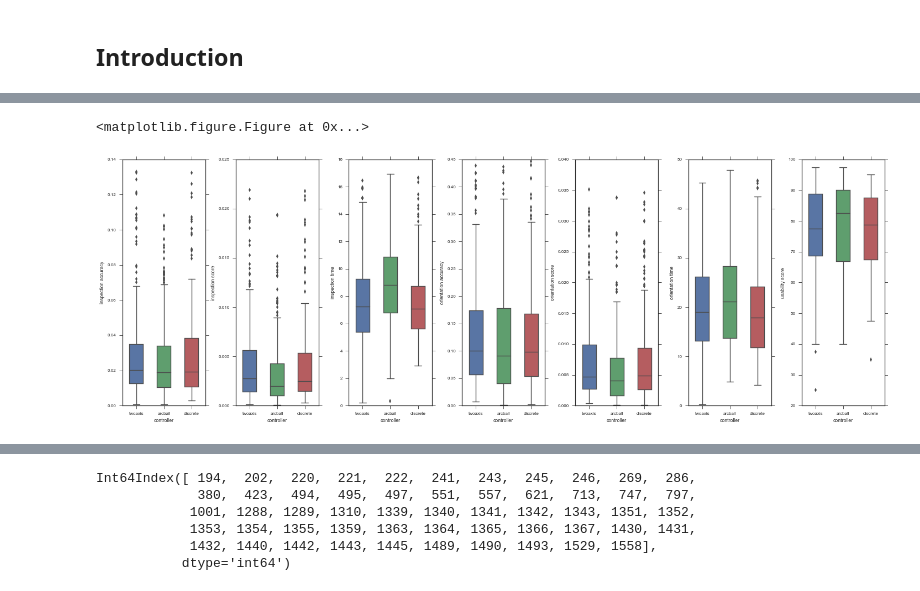
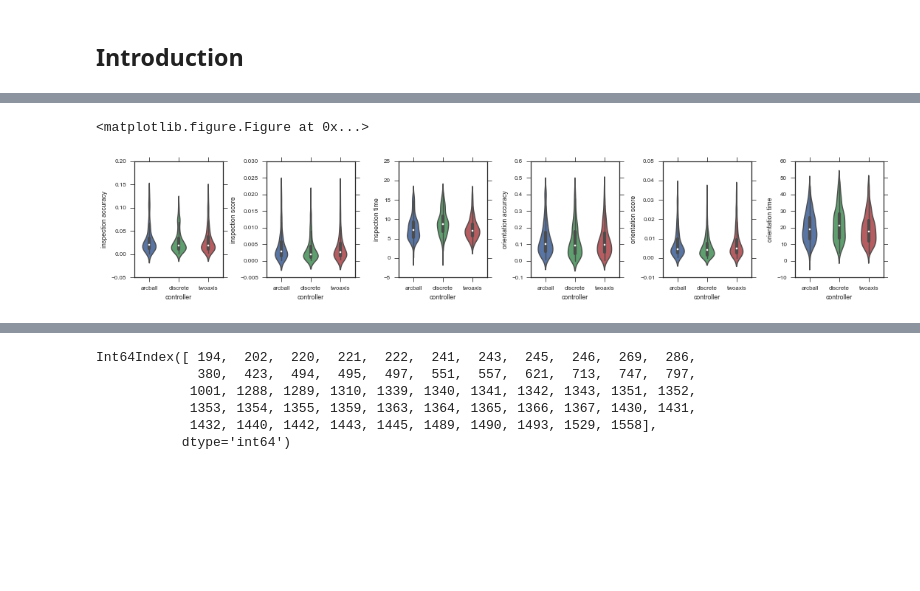
Before and after one commit to 3DUI/rotation-data-analysis, a Jupyter notebook: honours_data_analysis.ipynb, the cells around one changed output, grey strips where cells are left out. Saved outputs shown, nothing was run; the diff lists cells and outputs as text; code cells hidden in the pictures; blank space fills up the shorter version.

```diff
--- a/honours_data_analysis.ipynb
+++ b/honours_data_analysis.ipynb
@@ -233,8 +233,12 @@ PRETTY_NAMES = {
 
 DIRECTORY = "/Users/stevenrybicki/rotation-data-analysis/data/study"
 FACTOR_FILE = "/Users/stevenrybicki/rotation-data-analysis/data/study/.info.csv"
+def FORMAT_FLOAT(x, prec=4):
+    return ("{0:." + str(prec) + "f}").format(x)
+
 LATEX_OPTIONS = {
-    "float_format": lambda x: "{0:.2f}".format(x)
+    "float_format": FORMAT_FLOAT,
+    "escape": False,
 }
 # %%
 Event = namedtuple('Event', ["meta", "data"])
@@ -700,6 +684,7 @@ sus_df
 full_tasks_df = task_df.join(people_df, on="person_num")
 sns.despine()
 sns.set_context("paper")
+col_name = lambda n, m: "{0} {1}".format(n, m)
 
 def report_graphs(groups, usability_score = False, outlier_thresh = 0.95):
     """
@@ -708,7 +693,6 @@ def report_graphs(groups, usability_score = False, outlier_thresh = 0.95):
     - groups: output of a pandas group_on statement on a task_df compatible object
     - usability_score: do we include usability data with this?
     """
-    col_name = lambda n, m: "{0} {1}".format(n, m)
     num_cols = sum(map(lambda x: 1, groups)) * 3
     if usability_score:
         num_cols += 1
@@ -730,7 +714,7 @@ def report_graphs(groups, usability_score = False, outlier_thresh = 0.95):
         plt.tight_layout()
 
     box_fn = lambda name, measure, filtered_group, axes, i: \
-        sns.boxplot(x="controller",
+        sns.violinplot(x="controller",
                     y=col_name(name, measure),
                     data=filtered_group,
                     width=0.5,
@@ -751,13 +735,13 @@ def report_graphs(groups, usability_score = False, outlier_thresh = 0.95):
                          kde=False,
                          ax=axes[j][i],
                          vertical=True,
-                         hist_kws={"label": [controller], "histtype": "step", "linewidth": 3,
-                                   "alpha": 1, "color": [colours[controller]]})
+                         color=colours[controller],
+            )
             j += 1
 
 
-    plot_graphs(box_fn, sharex=True)
-    plot_graphs(dist_fn, rows=3, sharex=True)
+    plot_graphs(box_fn, figsize=(15,3), sharex=True)
+    plot_graphs(dist_fn, figsize=(15, 5), rows=3, sharex=True)
 
 def wil_table(name, measure, values, controllers):
             wilcoxon_table = []
@@ -766,35 +750,60 @@ def wil_table(name, measure, values, controllers):
                 con_row = controllers[i]
                 for j in range(i + 1, len(controllers)):
                     con_col = controllers[j]
-                    T, p = stats.wilcoxon(x=values[i].values, y=values[j].values)
+                    Z, p = stats.wilcoxon(x=values[i].values, y=values[j].values)
+                    if p < (0.05/3): # critical value after Bonferroni correction
+                        Z = FORMAT_FLOAT(Z, prec=1)
+                        p = FORMAT_FLOAT(p)
+                        Z,p = tuple("\\textbf{{{0}}}".format(v) for v in [Z, p])
+                    else:
+                        Z = FORMAT_FLOAT(Z, prec=1)
+                        p = FORMAT_FLOAT(p)
+
                     wilcoxon_table.append({
                         "name": name,
                         "measure": measure,
-                        "controllers": con_row + "," + con_col,
-                        "median diff": values[i].median() - values[j].median(),
-                        "wc_p": p,
-                        "wc_t": T})
-                        #"sig": p < (0.05/3)})
+                        "controllers": con_row + ", " + con_col,
+                        #"d": values[i].median() - values[j].median(),
+                        "Z": Z,
+                        "p": p,
+                    })
             return wilcoxon_table
 
 def build_result(values, controllers):
             medians = [v.median() for v in values]
             means = [v.mean() for v in values]
-            f_chi, p = stats.friedmanchisquare(*values)
+            f_chi, p_val = stats.friedmanchisquare(*values)
             result = {
-                "f_p_val": p,
-                "f_chi": f_chi,
-                #"sig": p < 0.05
+                "Friedman Test Result": "$\chi^2({0}) = {1}$,\\newline $p = {2} {3}$".format(
+                    len(values) - 1, # chi^2(Degrees of freedom) =
+                    FORMAT_FLOAT(f_chi), #chi^2,
+                    FORMAT_FLOAT(p_val), # p = p_val
+                    "< 0.05" if p_val < 0.05 else "> 0.05",
+                )
             }
             for controller, median, mean in zip(controllers, medians, means):
-                #result["{0}_mean".format(controller)] = mean
-                result["{0}_median".format(controller)] = median
+                #result["{0} mean".format(controller)] = mean
+                result["{0} median".format(controller)] = median
 
             for c_name, central_tendency in [("mean", means), ("median", medians)]:
                 order_data = [x[1] for x in sorted(zip(central_tendency, controllers))]
                 #result["{0}_order".format(c_name)] = order_data
 
-            return result
+            return (result, p_val < 0.05)
+
+def add_entry(group, name, measure, measure_val_name, results, indices, wilcoxon_table):
+            controllers = []
+            values = []
+            for controller, controller_group in group.groupby(["controller"]):
+                values.append(controller_group[measure_val_name])
+                controllers.append(controller)
+            result, sig = build_result(values, controllers)
+            results.append(result)
+            c_name = col_name(name, measure)
+            if sig:
+                c_name = "\\textbf{{{0}}}".format(c_name)
+            indices.append(c_name)
+            wilcoxon_table += wil_table(name, measure, values, controllers)
 
 def report(groups, print_tables=False, usability_score = False):
     """
@@ -806,30 +815,14 @@ def report(groups, print_tables=False, usability_score = False):
     results = []
     wilcoxon_table = []
     indices = []
-    col_name = lambda n, m: "{0}_{1}".format(n, m)
     # Do task tables
     for name, g in groups:
         for measure, group in g.groupby("measure_name"):
-            controllers = []
-            values = []
-            for controller, controller_group in group.groupby(["controller"]):
-                values.append(controller_group["measure_val"])
-                controllers.append(controller)
-            results.append(build_result(values, controllers))
-            indices.append(col_name(name, measure))
-            wilcoxon_table += wil_table(name, measure, values, controllers)
+            add_entry(group, name, measure, "measure_val", results, indices, wilcoxon_table)
 
     # Do sus tables
     if usability_score:
-        controllers = []
-        values = []
-        for controller, controller_group in sus_df.groupby("controller"):
-            values.append(controller_group.score)
-            controllers.append(controller)
-
-        results.append(build_result(values, controllers))
-        indices.append("usability score")
-        wilcoxon_table += wil_table("usability", "score", values, controllers)
+        add_entry(sus_df, "usability", "score", "score", results, indices, wilcoxon_table)
 
     results_df = pd.DataFrame(results, indices).T
     wilcoxon_df = pd.DataFrame(wilcoxon_table)
@@ -851,8 +844,8 @@ def report(groups, print_tables=False, usability_score = False):
     return(results_df, wilcoxon_df)
 
 # Overall, what is the p value for the different measures?
-report(full_tasks_df.groupby(["type"]), True, True)
-report_graphs(full_tasks_df.groupby(["type"]), True)
+#report(full_tasks_df.groupby(["type"]), print_tables=False, usability_score = False)
+report_graphs(full_tasks_df.groupby(["type"]), usability_score = False)
 
 # Per question, what is the p value for the Friedman test across controllers?
 #report(full_tasks_df.groupby(["group","index"]))
@@ -883,6 +876,6 @@ twoaxis\_median  &                 0.02 &              0.00 &             7.23 &
   yscale: [u'linear' | u'log' | u'symlog']
   yticklabels: sequence of strings
   yticks: sequence of floats
   zorder: any number
 <matplotlib.figure.Figure at 0x...>
-[figure, old version]
+[figure, new version]
```
Also changed, not shown: parts of 2 cells of this notebook.
